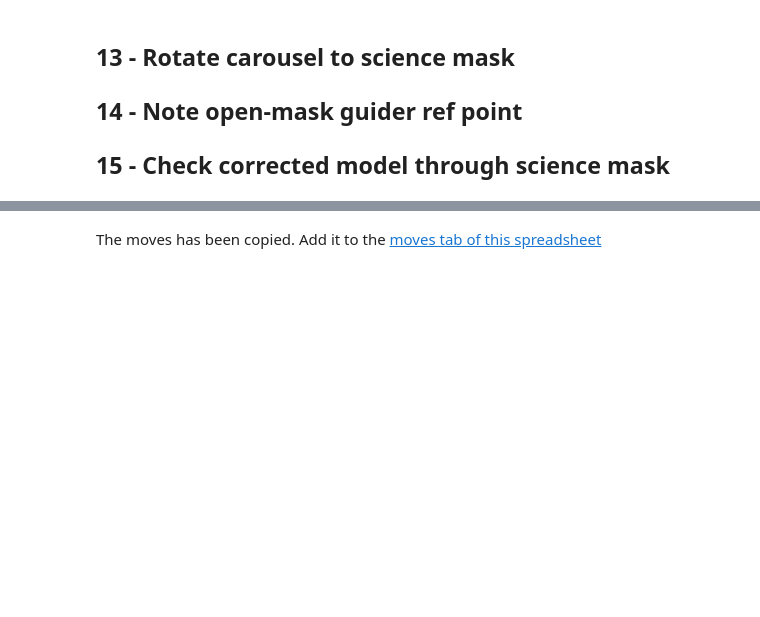
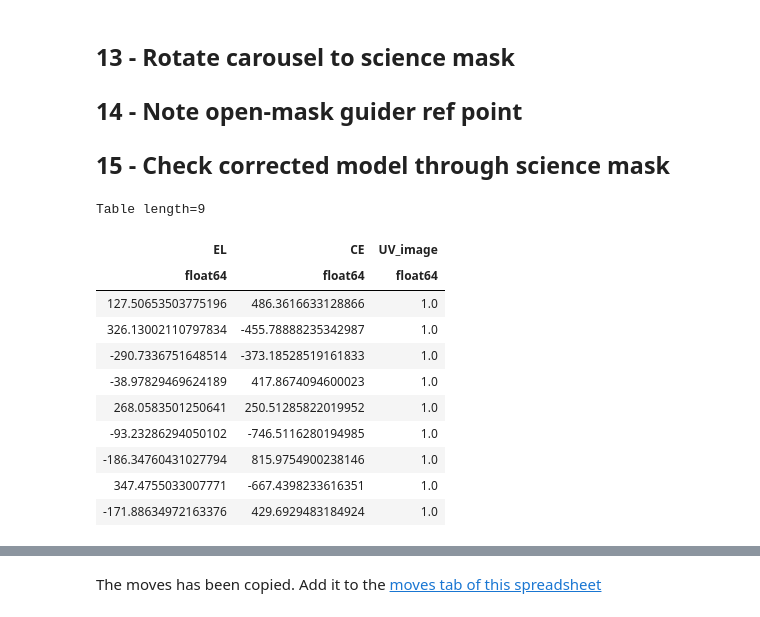
Before and after one commit to vpicouet/FireBallPipe, a Jupyter notebook: Notebook/XY_2022_F3_1_220717.ipynb, the cells around one changed output, grey strips where cells are left out. Cells and saved outputs as stored; diff of their text form; code cells hidden in the pictures; blank space fills up the shorter version.

```diff
--- a/Notebook/XY_2022_F3_1_220717.ipynb
+++ b/Notebook/XY_2022_F3_1_220717.ipynb
@@ -443,3 +431,18 @@ Dumping to Calibration/Mappings/2022/XY/F3_XY_220717.pkl
 ## 13 - Rotate carousel to science mask
 ## 14 - Note open-mask guider ref point
 ## 15 - Check corrected model through science mask
+# %%
+moves
+# %% [output]
+Table length=9
+| EL | CE | UV_image |
+| float64 | float64 | float64 |
+| 127.50653503775196 | 486.3616633128866 | 1.0 |
+| 326.13002110797834 | -455.78888235342987 | 1.0 |
+| -290.7336751648514 | -373.18528519161833 | 1.0 |
+| -38.97829469624189 | 417.8674094600023 | 1.0 |
+| 268.0583501250641 | 250.51285822019952 | 1.0 |
+| -93.23286294050102 | -746.5116280194985 | 1.0 |
+| -186.34760431027794 | 815.9754900238146 | 1.0 |
+| 347.4755033007771 | -667.4398233616351 | 1.0 |
+| -171.88634972163376 | 429.6929483184924 | 1.0 |
```
Also changed, not shown: parts of 7 cells of this notebook, 19 other files.
